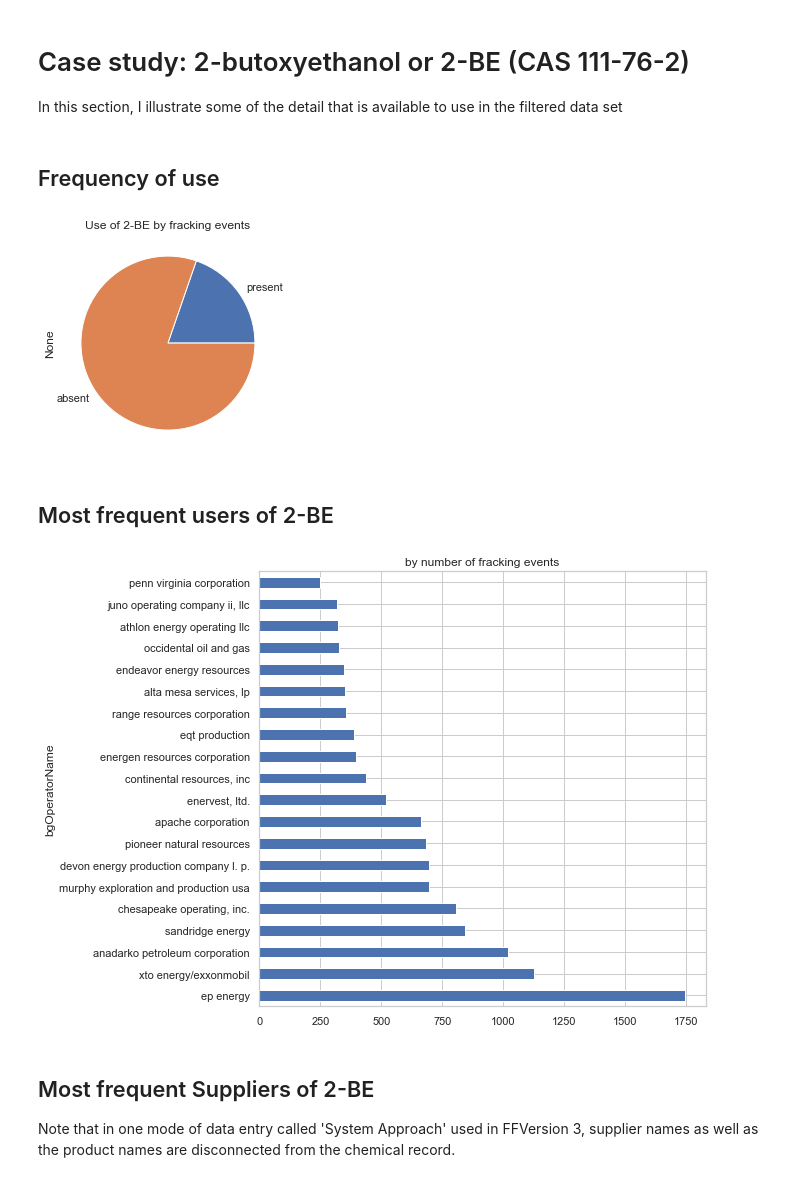
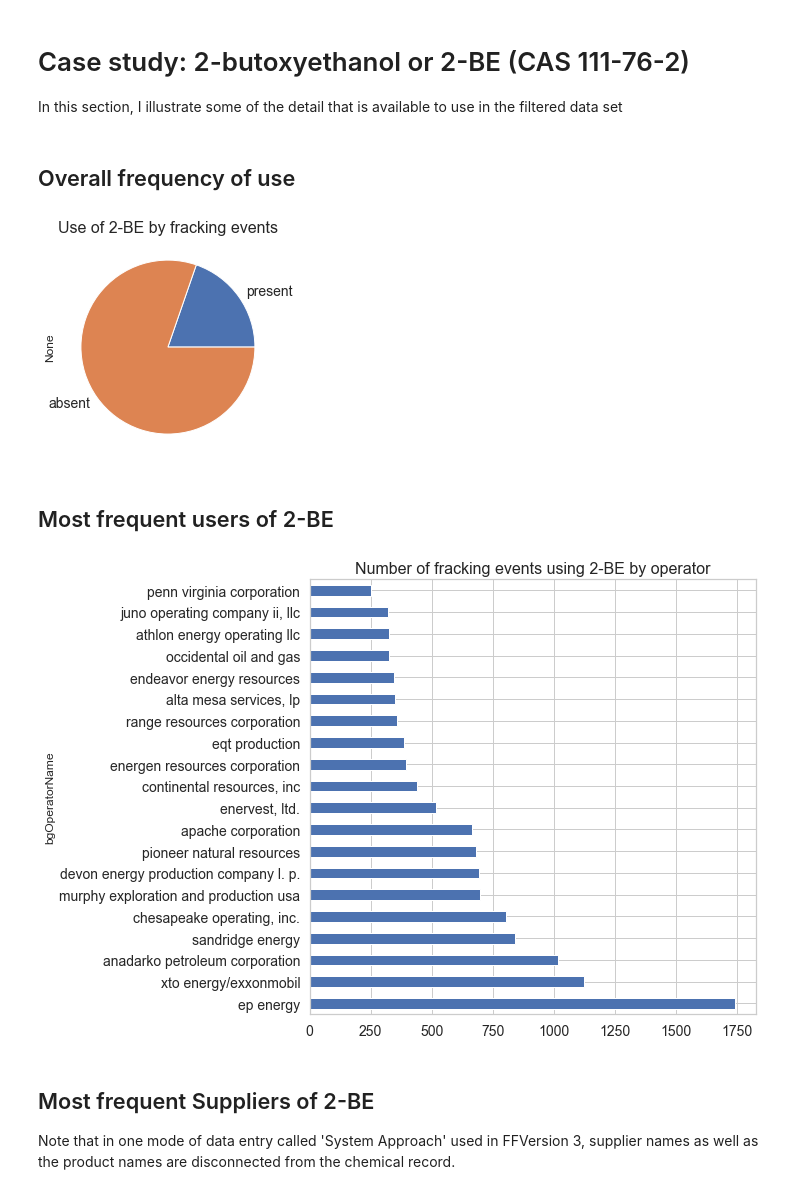
Before and after one commit to gwallison/FF-POC, a Jupyter notebook: Summary_of_cleaned_FF_data.ipynb, the cells around one changed output. Drawn from its saved outputs; the diff is of its cells as text; code cells hidden in the pictures.

```diff
--- a/Summary_of_cleaned_FF_data.ipynb
+++ b/Summary_of_cleaned_FF_data.ipynb
@@ -205,22 +234,25 @@ Number of Proprietary records with mass >100,000 lbs.: 3912
 # Case study:  2-butoxyethanol  or 2-BE  (CAS 111-76-2)
 In this section, I illustrate some of the detail that is available to use in the filtered data set
 # %% [markdown]
-## Frequency of use
+## Overall frequency of use
 # %%
 df2be = df[df.bgCAS=='111-76-2'].copy()
 totEv = len(df.UploadKey.unique())
 pres2BE = len(df2be.UploadKey.unique())
-pd.Series({'present':pres2BE,'absent':totEv-pres2BE}).plot.pie(title='Use of 2-BE by fracking events');
+ax = pd.Series({'present':pres2BE,'absent':totEv-pres2BE}).plot.pie(fontsize=14);
+plt.title('Use of 2-BE by fracking events',fontsize=16);
 # %% [output]
-[figure, old version]
+[figure, new version]
 # %% [markdown]
 ## Most frequent users of 2-BE
 # %%
-df2be.groupby('bgOperatorName')['UploadKey'].count()\
-     .sort_values(ascending=False)[:20].plot.barh(title='by number of fracking events',
-                                                 figsize=(8,8));
+ax = df2be.groupby('bgOperatorName')['UploadKey'].count()\
+     .sort_values(ascending=False)[:20].plot.barh(figsize=(8,8));
+ax.tick_params(axis="y", labelsize=14)
+ax.tick_params(axis="x", labelsize=14)
+plt.title('Number of fracking events using 2-BE by operator',fontsize=16);
 # %% [output]
-[figure, old version]
+[figure, new version]
 # %% [markdown]
 ## Most frequent Suppliers of 2-BE
 Note that in one mode of data entry called 'System Approach' used in FFVersion 3, supplier names as well as the product names are disconnected from the chemical record.
```
Also changed, not shown: parts of 19 cells of this notebook, 2 other files.
